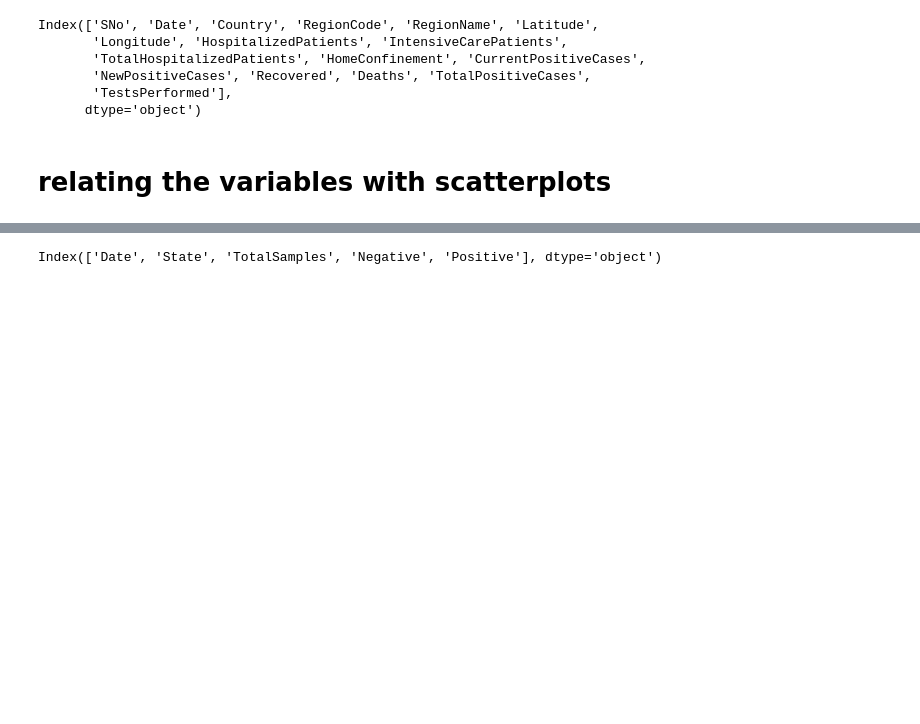
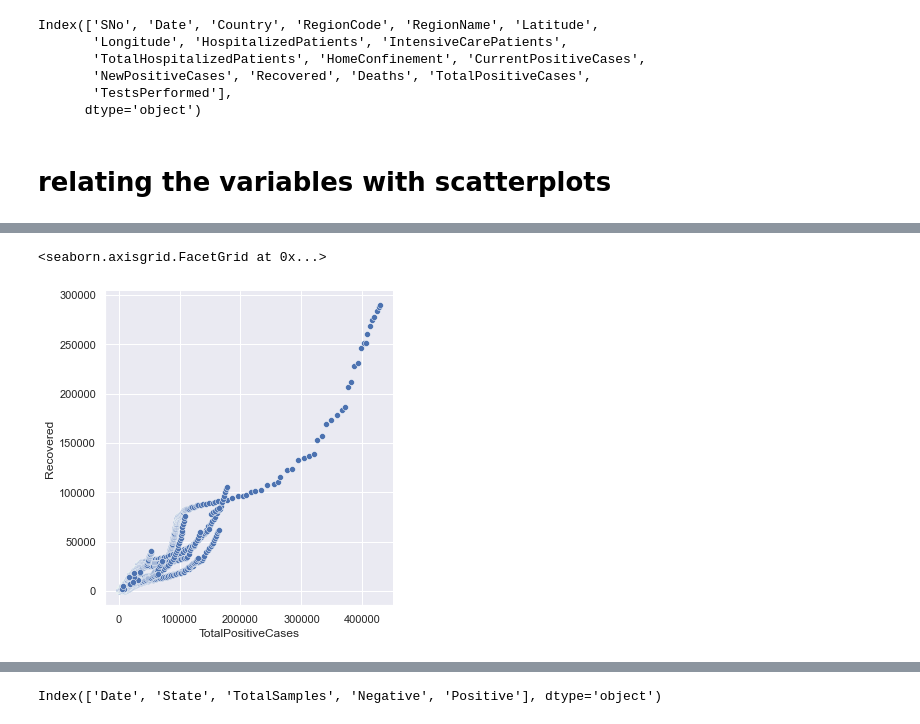
Before and after one commit to Gupta-Neha16/Covid-19-Analysis, a Jupyter notebook: covid_analysis.ipynb, the cells around one changed output, grey strips where cells are left out. Saved outputs shown, nothing was run; the diff lists cells and outputs as text; code cells hidden in the pictures; blank space fills up the shorter version.

```diff
--- a/covid_analysis.ipynb
+++ b/covid_analysis.ipynb
@@ -145,0 +142,5 @@ sns.lineplot(x='TestsPerformed', y='TotalPositiveCases', data=data_italy)
+# %%
+sns.relplot(x='TotalPositiveCases',y='Recovered', data=data_italy)
+# %% [output]
+<seaborn.axisgrid.FacetGrid at 0x...>
+[figure, added]
```
Also changed, not shown: parts of 37 cells of this notebook.
